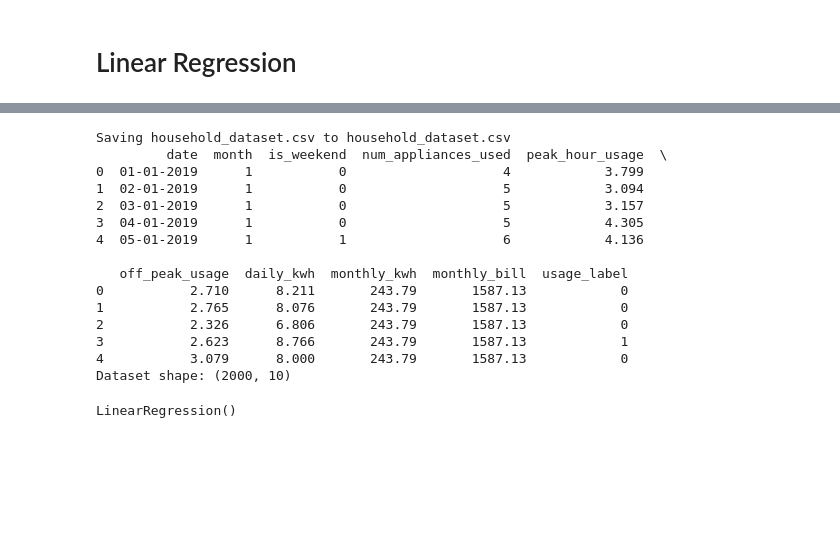
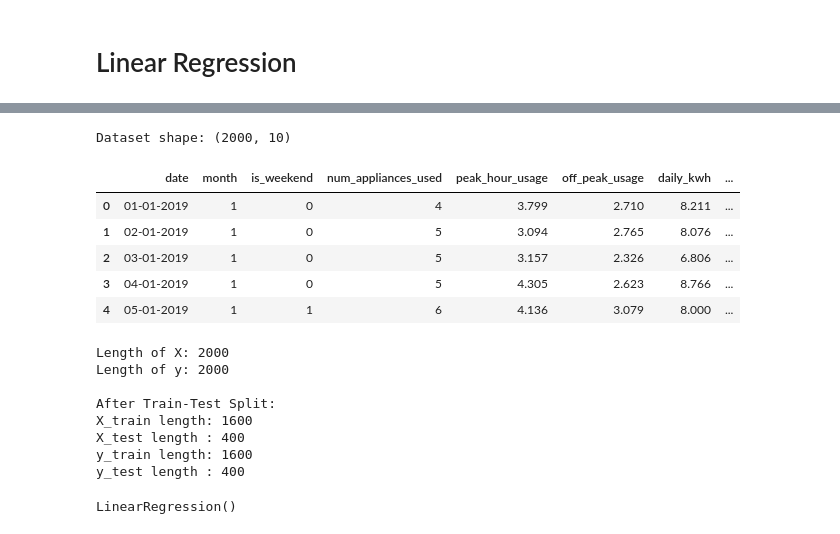
Before and after one commit to havilah-12/ML_SupervisedLearning, a Jupyter notebook: LinearRegression_LogisticRegression.ipynb, the cells around one changed output, grey strips where cells are left out. Cells and saved outputs as stored; diff of their text form; code cells hidden in the pictures; blank space fills up the shorter version.

```diff
--- a/LinearRegression_LogisticRegression.ipynb
+++ b/LinearRegression_LogisticRegression.ipynb
@@ -9,10 +9,7 @@ from sklearn.metrics import mean_squared_error
 import matplotlib.pyplot as plt
 
 
-from google.colab import files
-uploaded = files.upload()
-
-df = pd.read_csv('household_dataset.csv')
-print(df.head())
+df = pd.read_csv('/content/household_dataset.csv')
 print(f"Dataset shape: {df.shape}")
+df.head()
 # %% [output]
@@ -20,26 +16,36 @@ print(f"Dataset shape: {df.shape}")
-Saving household_dataset.csv to household_dataset.csv
-         date  month  is_weekend  num_appliances_used  peak_hour_usage  \
-0  01-01-2019      1           0                    4            3.799
-1  02-01-2019      1           0                    5            3.094
-2  03-01-2019      1           0                    5            3.157
-3  04-01-2019      1           0                    5            4.305
-4  05-01-2019      1           1                    6            4.136
-
-   off_peak_usage  daily_kwh  monthly_kwh  monthly_bill  usage_label
-0           2.710      8.211       243.79       1587.13            0
-1           2.765      8.076       243.79       1587.13            0
-2           2.326      6.806       243.79       1587.13            0
-3           2.623      8.766       243.79       1587.13            1
-4           3.079      8.000       243.79       1587.13            0
 Dataset shape: (2000, 10)
+|  | date | month | is_weekend | num_appliances_used | peak_hour_usage | off_peak_usage | daily_kwh | ... |
+| 0 | 01-01-2019 | 1 | 0 | 4 | 3.799 | 2.710 | 8.211 | ... |
+| 1 | 02-01-2019 | 1 | 0 | 5 | 3.094 | 2.765 | 8.076 | ... |
+| 2 | 03-01-2019 | 1 | 0 | 5 | 3.157 | 2.326 | 6.806 | ... |
+| 3 | 04-01-2019 | 1 | 0 | 5 | 4.305 | 2.623 | 8.766 | ... |
+| 4 | 05-01-2019 | 1 | 1 | 6 | 4.136 | 3.079 | 8.000 | ... |
 # %%
 # Features and target
 X = df[['monthly_kwh']] #input
 y = df['monthly_bill'] #output
 
+print("\nLength of X:", len(X))
+print("Length of y:", len(y))
+
 # Split
 X_train, X_test, y_train, y_test = train_test_split(
     X, y, test_size=0.2, random_state=42)
+
+print("\nAfter Train-Test Split:")
+print("X_train length:", len(X_train))
+print("X_test length :", len(X_test))
+print("y_train length:", len(y_train))
+print("y_test length :", len(y_test))
+# %% [output]
+Length of X: 2000
+Length of y: 2000
+
+After Train-Test Split:
+X_train length: 1600
+X_test length : 400
+y_train length: 1600
+y_test length : 400
 # %%
 # Train
 model = LinearRegression()
```
Also changed, not shown: parts of 5 cells of this notebook, 1 other file.
